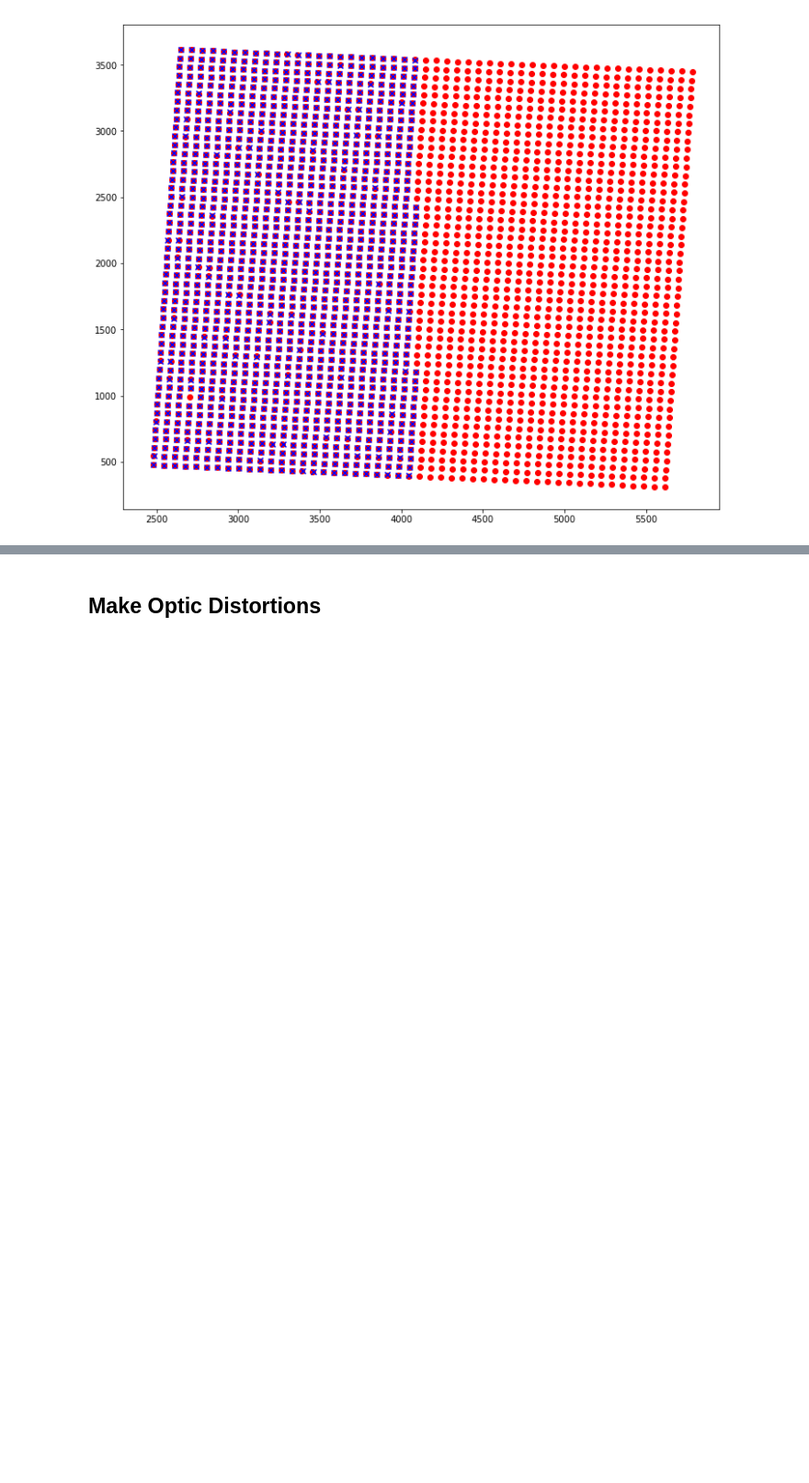
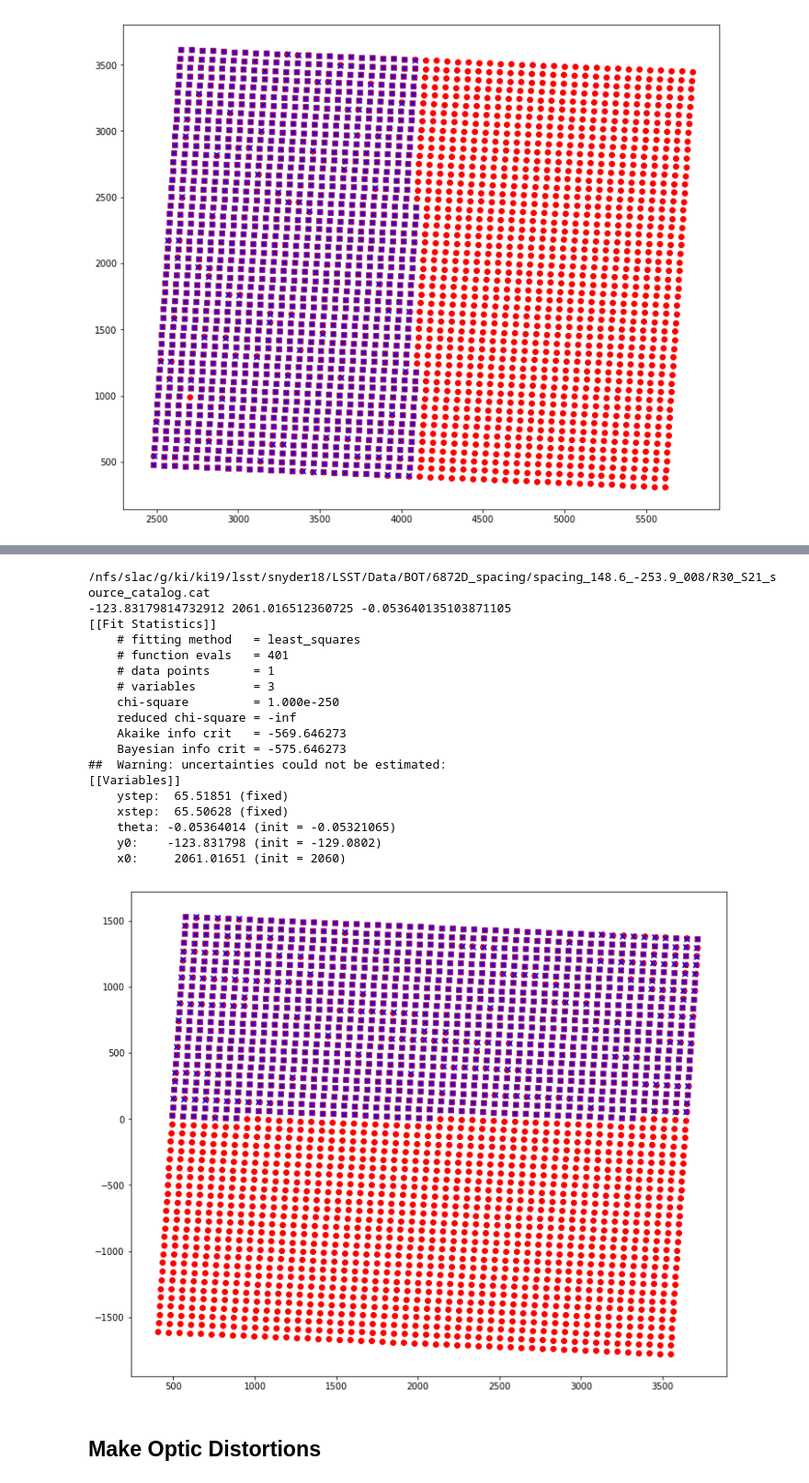
Before and after one commit to Snyder005/mixcoatl, a Jupyter notebook: notebooks/GridSpacingDevel.ipynb, the cells around one changed output, grey strips where cells are left out. Shown at 92% size. Saved outputs shown, nothing was run; the diff lists cells and outputs as text; code cells hidden in the pictures; blank space fills up the shorter version.

```diff
--- a/notebooks/GridSpacingDevel.ipynb
+++ b/notebooks/GridSpacingDevel.ipynb
@@ -461,3 +550,58 @@ Optimization terminated successfully.
+# %%
+infile1 = infiles[1]
+print(infile1)
+y0_guess, x0_guess = (-140, 2060)
+
+src1 = fits.getdata(infile1)
+all_src1Y = src1['base_SdssCentroid_Y']
+all_src1X = src1['base_SdssCentroid_X']
+
+## Curate data here (remove bad shapes, fluxes, etc.)
+mask = (src1['base_SdssShape_XX'] > 4.5)*(src1['base_SdssShape_XX'] <7.) \
+    * (src1['base_SdssShape_YY'] > 4.5)*(src1['base_SdssShape_YY'] <7.) \
+    * (src1['base_SdssCentroid_Y'] < y0_guess+70*25) \
+    * (src1['base_SdssCentroid_Y'] > y0_guess-70*25) \
+    * (src1['base_SdssCentroid_X'] < x0_guess+70*25) \
+    * (src1['base_SdssCentroid_X'] > x0_guess-70*25)
+
+src1Y = all_src1Y[mask]
+src1X = all_src1X[mask]
+
+gridfit_task = GridFitTask()
+gridfit_task.config.brute_search = True
+gridfit_task.config.vary_theta = True
+gridfit_task.config.outfile = 'test_gridspacing_distorted_grid.fits'
+
+grid1, result1 = gridfit_task.run(infile1, (y0_guess, x0_guess))
+print(grid1.y0, grid1.x0, grid1.theta)
+g1Y, g1X = grid1.get_source_centroids(distorted=True)
+
+fig, ax = plt.subplots(1, 1, figsize=(12, 10))
+
+ax.scatter(g1X, g1Y, color='red')
+ax.scatter(src1X, src1Y, color='blue', marker='x')
+
+print(fit_report(result1))
+# %% [output]
+/nfs/slac/g/ki/ki19/lsst/snyder18/LSST/Data/BOT/6872D_spacing/spacing_148.6_-253.9_008/R30_S21_source_catalog.cat
+-123.83179814732912 2061.016512360725 -0.053640135103871105
+[[Fit Statistics]]
+    # fitting method   = least_squares
+    # function evals   = 401
+    # data points      = 1
+    # variables        = 3
+    chi-square         = 1.000e-250
+    reduced chi-square = -inf
+    Akaike info crit   = -569.646273
+    Bayesian info crit = -575.646273
+##  Warning: uncertainties could not be estimated:
+[[Variables]]
+    ystep:  65.51851 (fixed)
+    xstep:  65.50628 (fixed)
+    theta: -0.05364014 (init = -0.05321065)
+    y0:    -123.831798 (init = -129.0802)
+    x0:     2061.01651 (init = 2060)
+[figure, added]
 # %% [markdown]
 ## Make Optic Distortions
 # %%
```
Also changed, not shown: parts of 12 cells of this notebook, 4 other files.
